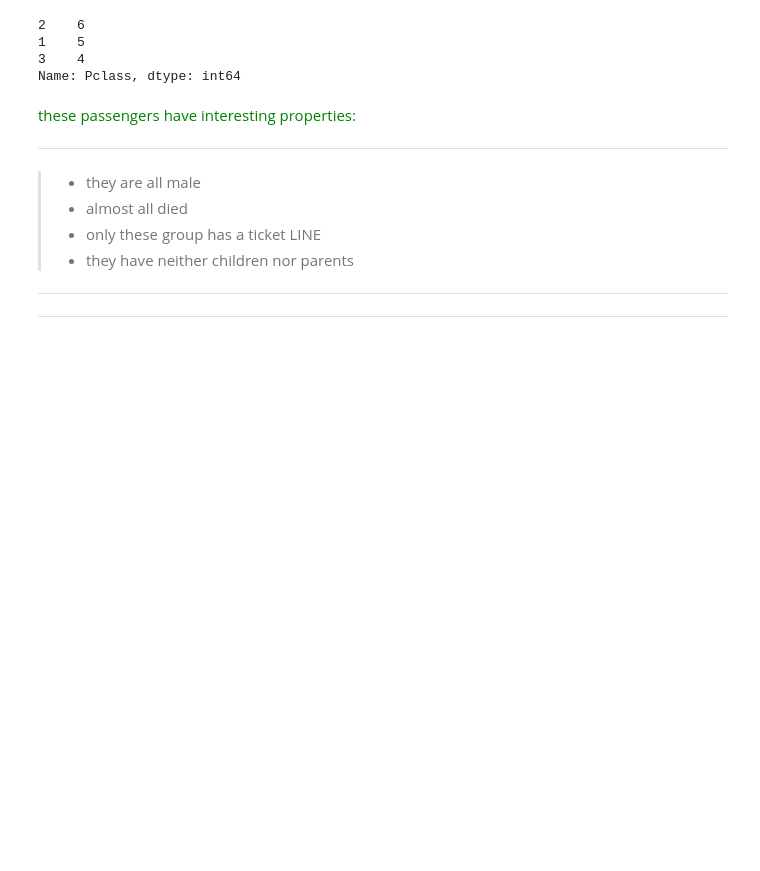
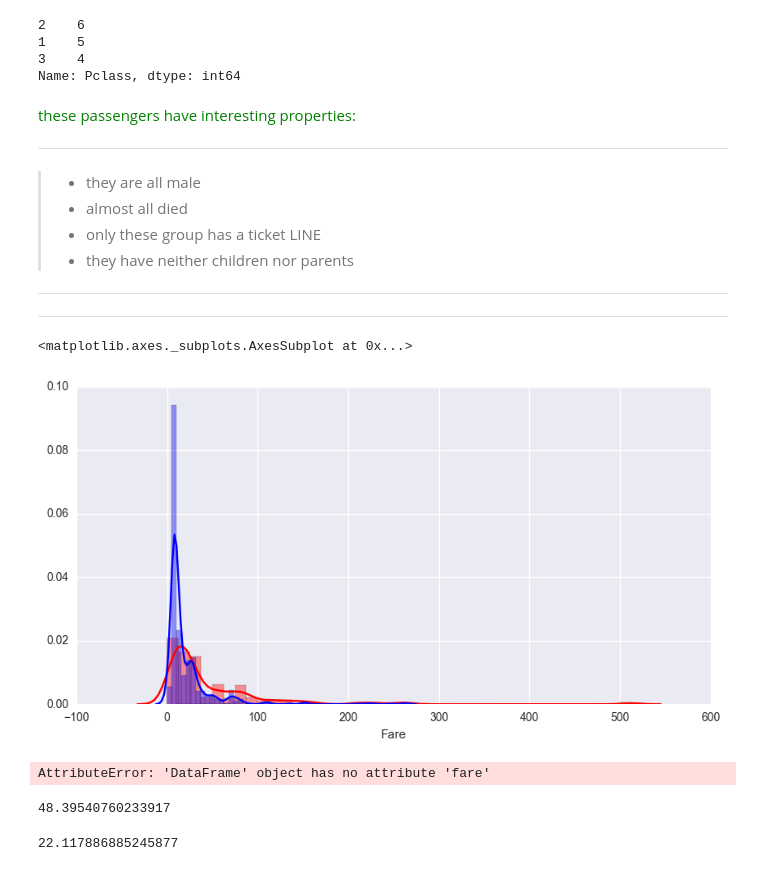
Before and after one commit to aulukbek/titanic, a Jupyter notebook: Univariate analysis.ipynb, the cells around one changed output. Saved outputs shown, nothing was run; the diff lists cells and outputs as text; code cells hidden in the pictures; blank space fills up the shorter version.

Commit message:
Added fare featuee analysis

```diff
--- a/Univariate analysis.ipynb
+++ b/Univariate analysis.ipynb
@@ -135,3 +135,21 @@ Name: Pclass, dtype: int64
 > * they have neither children nor parents
 ***
 ***
+# %%
+sns.distplot(fare[titanic.Survived == 1], color = "red",label= "survived")
+sns.distplot(fare[titanic.Survived == 0], color = "blue")
+# %% [output]
+<matplotlib.axes._subplots.AxesSubplot at 0x...>
+[figure, added]
+# %%
+survived
+# %% [output]
+AttributeError: 'DataFrame' object has no attribute 'fare'
+# %%
+survived.Fare.mean()
+# %% [output]
+48.39540760233917
+# %%
+died.Fare.mean()
+# %% [output]
+22.117886885245877
```
Also changed, not shown: parts of 17 cells of this notebook.
